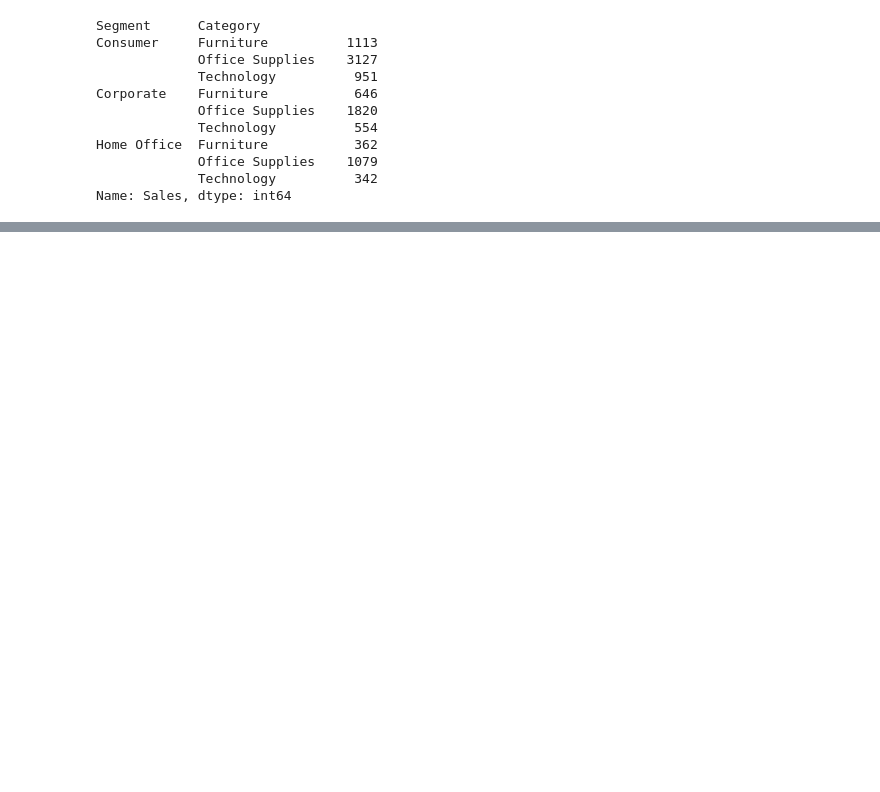
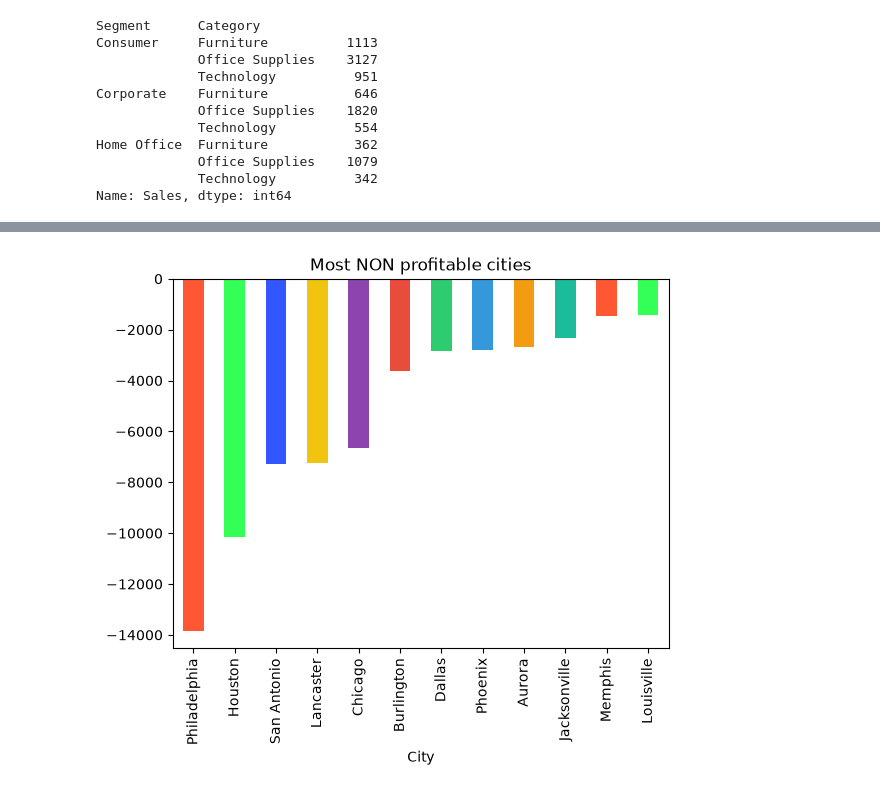
Before and after one commit to Fatima-Arain206/SOFTGROWTECH_INTERNSHIP_FINAL_PROJECT, a Jupyter notebook: Bussiness_DataAnalysisProject/Bussiness_Analysis.ipynb, the cells around one changed output, grey strips where cells are left out. Cells and saved outputs as stored; diff of their text form; code cells hidden in the pictures; blank space fills up the shorter version.

```diff
--- a/Bussiness_DataAnalysisProject/Bussiness_Analysis.ipynb
+++ b/Bussiness_DataAnalysisProject/Bussiness_Analysis.ipynb
@@ -622,0 +697,6 @@ plt.show()
+# %%
+df.groupby('City')['Profit'].sum().sort_values(ascending=True).head(12).plot(kind='bar',color=colors)
+plt.title('Most NON profitable cities')
+plt.show()
+# %% [output]
+[figure, added]
```
Also changed, not shown: parts of 17 cells of this notebook.
